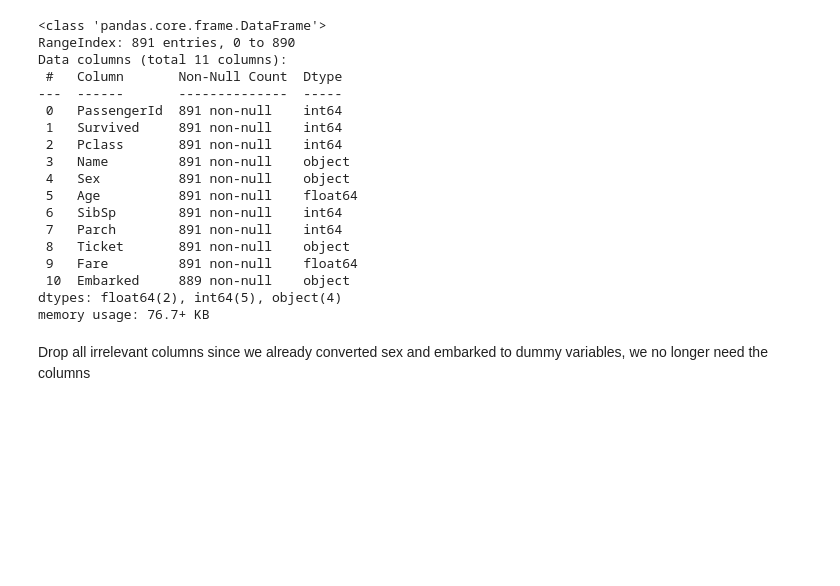
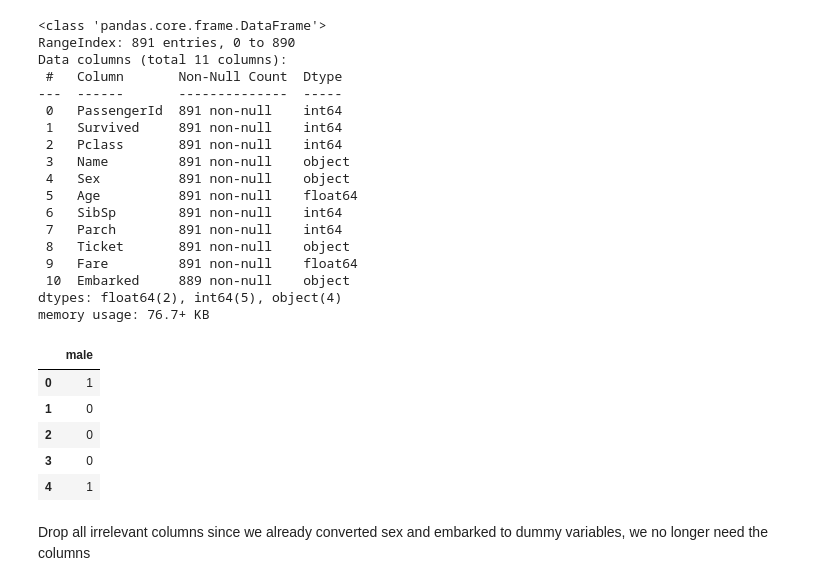
Before and after one commit to dewaleofficial/Titanic-Survival-Prediction-With-Logistic-Regression, a Jupyter notebook: titanic_survival_prediction.ipynb, the cells around one changed output. Cells and saved outputs as stored; diff of their text form; code cells hidden in the pictures; blank space fills up the shorter version.

```diff
--- a/titanic_survival_prediction.ipynb
+++ b/titanic_survival_prediction.ipynb
@@ -181,6 +246,14 @@ memory usage: 76.7+ KB
 # %%
 sex = pd.get_dummies(titanic_train['Sex'], drop_first = True)
 embarked = pd.get_dummies(titanic_train['Embarked'], drop_first = True)
+sex.head()
+# %% [output]
+|  | male |
+| 0 | 1 |
+| 1 | 0 |
+| 2 | 0 |
+| 3 | 0 |
+| 4 | 1 |
 # %% [markdown]
 Drop all irrelevant columns since we already converted sex and embarked to dummy variables, we no longer need the columns
 # %%
```
Also changed, not shown: parts of 56 cells of this notebook.
